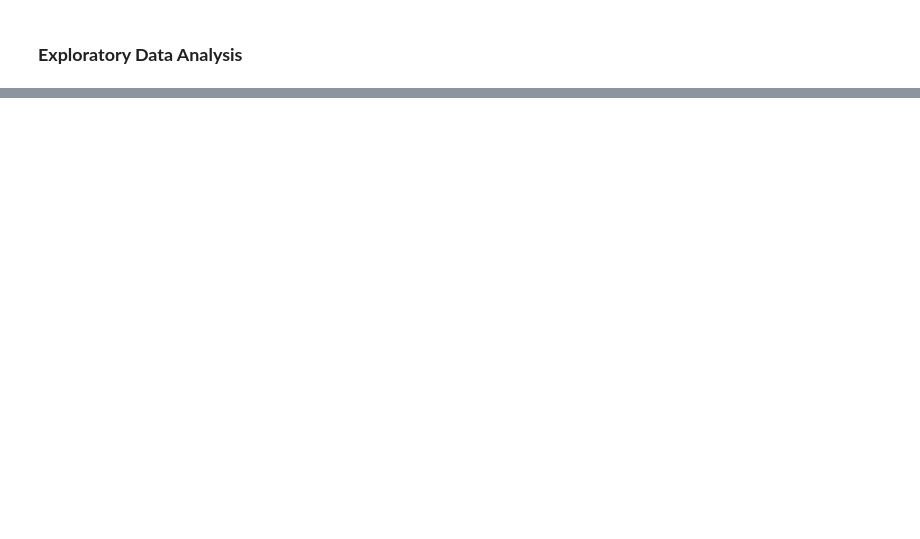
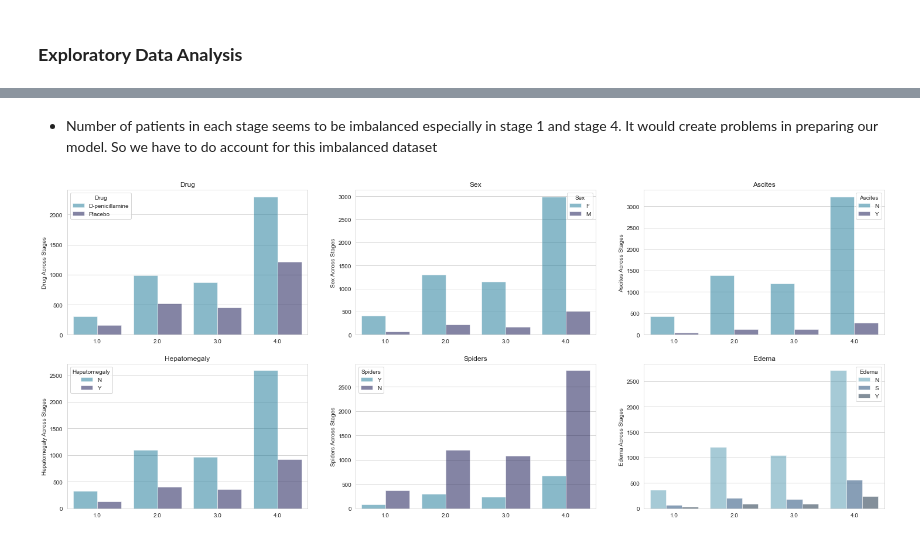
Before and after one commit to Barsha27/liver_desease_prediction, a Jupyter notebook: liver-disease-prediction.ipynb, the cells around one changed output, grey strips where cells are left out. Saved outputs shown, nothing was run; the diff lists cells and outputs as text; code cells hidden in the pictures; blank space fills up the shorter version.

```diff
--- a/liver-disease-prediction.ipynb
+++ b/liver-disease-prediction.ipynb
@@ -27,7 +27,7 @@ test_df = test.copy()
 # %%
 # How many features do we have?
 
-cols = train_df.columns.to_list()
+cols = train.columns.to_list()
 print("The number of features we have here is:",len(cols))
 # %% [output]
 The number of features we have here is: 20
@@ -794,0 +236,22 @@ weighted avg       0.38      0.49      0.38      1329
+# %% [markdown]
+- Number of patients in each stage seems to be imbalanced especially in stage 1 and stage 4. It would create problems in preparing our model. So we have to do account for this imbalanced dataset
+# %%
+# Time to see the relationship of our features with the target variable. Lets see the categorical features first
+def categorical_dist(cols, train):
+
+    plt.figure(figsize = (25,10))
+    n = 1
+    for i in range(len(cols)):
+        a = int(str(23) + str(n))
+        plt.subplot(a)
+        sns.countplot(x = train["Stage"], hue = train[cols[i]], palette = "ocean_r", alpha = 0.5)
+        plt.tick_params(axis = "both", which = "both", bottom = False, top = False, left = False)
+        plt.xlabel("")
+        plt.ylabel(cols[i] +  " Across Stages")
+        plt.title(cols[i])
+        n+=1
+
+cols = ['Drug', 'Sex', 'Ascites', 'Hepatomegaly', 'Spiders', 'Edema']
+categorical_dist(cols, train)
+# %% [output]
+[figure, added]
```
Also changed, not shown: parts of 111 cells of this notebook.
